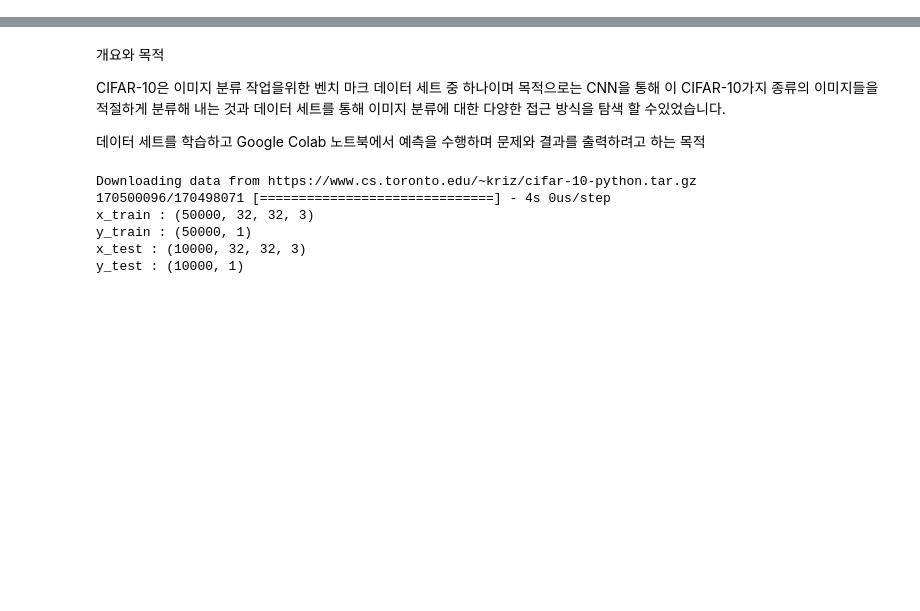
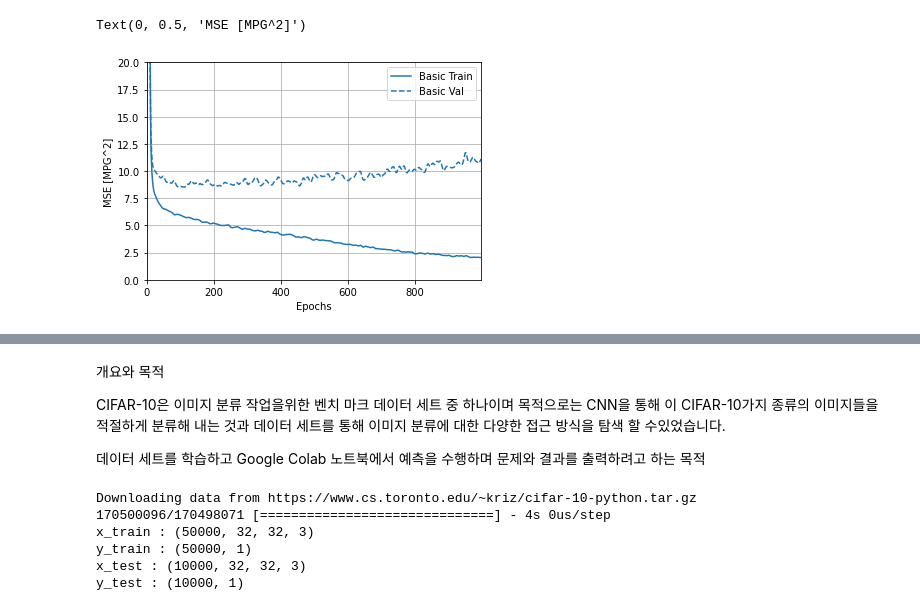
Before and after one commit to kimchangwoo1011/2020--2-AI, a Jupyter notebook: 20160774_김창우.ipynb, the cells around one changed output, grey strips where cells are left out. Saved outputs shown, nothing was run; the diff lists cells and outputs as text; code cells hidden in the pictures; blank space fills up the shorter version.

```diff
--- a/20160774_김창우.ipynb
+++ b/20160774_김창우.ipynb
@@ -2,0 +227,7 @@
+# %%
+plotter.plot({'Basic':history}, metric = 'mse')
+plt.ylim([0,20])
+plt.ylabel('MSE [MPG^2]')
+# %% [output]
+Text(0, 0.5, 'MSE [MPG^2]')
+[figure, added]
```
Also changed, not shown: parts of 35 cells of this notebook.
